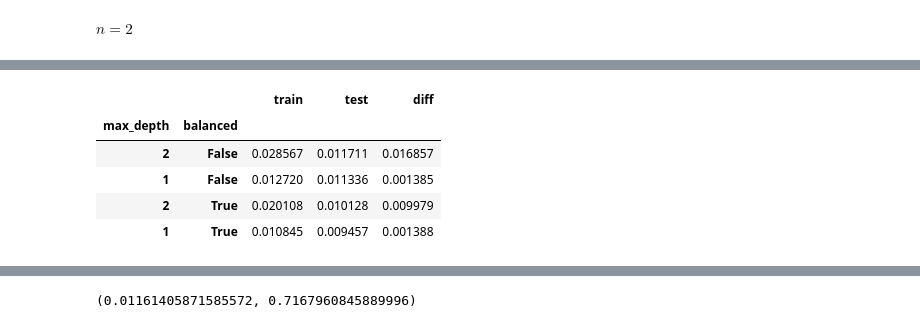
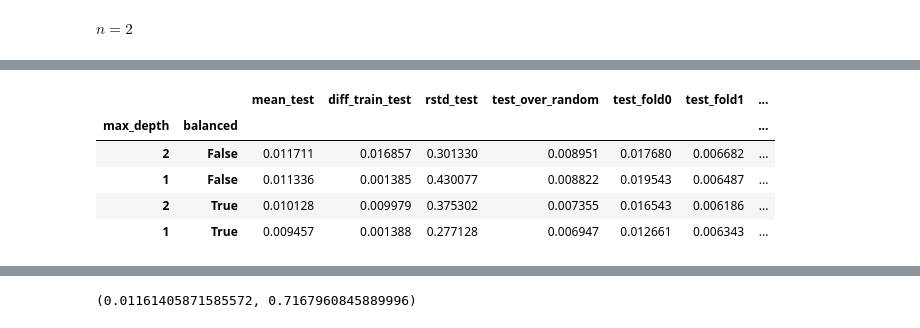
Before and after one commit to gerritjandebruin/CN2020, a Jupyter notebook: experiment_a1.ipynb, the cells around one changed output, grey strips where cells are left out. Cells and saved outputs as stored; diff of their text form; code cells hidden in the pictures.

```diff
--- a/experiment_a1.ipynb
+++ b/experiment_a1.ipynb
@@ -235,3 +261,21 @@ def report_performance(df: pd.DataFrame, random_state=1, max_depth=1, tree_metho
   clf.fit(X_trainval, y_trainval)
   y_pred = clf.predict_proba(X_test)[:,1]
   return average_precision_score(y_test, y_pred), roc_auc_score(y_test, y_pred)
+# %%
+df = pd.read_pickle(f'temp/a1/2/features.pkl')
+X = df.drop(columns='target').values
+y = df['target'].values
+
+param_grid=dict(max_depth=[1, 2], scale_pos_weight=[sum(~y)/sum(y), 1])
+
+X_trainval, X_test, y_trainval, y_test = train_test_split(X, y, test_size=1/3, random_state=1)
+clf = XGBClassifier(random_state=1, tree_method='hist', n_jobs=6)
+gridsearch = GridSearchCV(
+  clf,
+  param_grid=param_grid,
+  scoring='average_precision',
+  n_jobs=30,
+  cv=StratifiedKFold(shuffle=True, random_state=1),
+  return_train_score=True
+)
+gridsearch.fit(X_trainval, y_trainval)
@@ -238,10 +303,12 @@ def report_performance(df: pd.DataFrame, random_state=1, max_depth=1, tree_metho
 # %%
-gridsearch(pd.read_pickle(f'temp/a1/2/features.pkl'))
+hps2 = gridsearch(pd.read_pickle(f'temp/a1/2/features.pkl'))
-# %% [output]
-|  |  | train | test | diff |
-| max_depth | balanced |  |  |  |
-| 2 | False | 0.028567 | 0.011711 | 0.016857 |
-| 1 | False | 0.012720 | 0.011336 | 0.001385 |
-| 2 | True | 0.020108 | 0.010128 | 0.009979 |
-| 1 | True | 0.010845 | 0.009457 | 0.001388 |
+# %%
+hps2[['mean_test', 'diff_train_test', 'rstd_test', 'test_over_random', 'test_fold0', 'test_fold1', 'test_fold2', 'test_fold3', 'test_fold4']]
+# %% [output]
+|  |  | mean_test | diff_train_test | rstd_test | test_over_random | test_fold0 | test_fold1 | ... |
+| max_depth | balanced |  |  |  |  |  |  | ... |
+| 2 | False | 0.011711 | 0.016857 | 0.301330 | 0.008951 | 0.017680 | 0.006682 | ... |
+| 1 | False | 0.011336 | 0.001385 | 0.430077 | 0.008822 | 0.019543 | 0.006487 | ... |
+| 2 | True | 0.010128 | 0.009979 | 0.375302 | 0.007355 | 0.016543 | 0.006186 | ... |
+| 1 | True | 0.009457 | 0.001388 | 0.277128 | 0.006947 | 0.012661 | 0.006343 | ... |
 # %%
```
Also changed, not shown: parts of 7 cells of this notebook, 4 other files.
